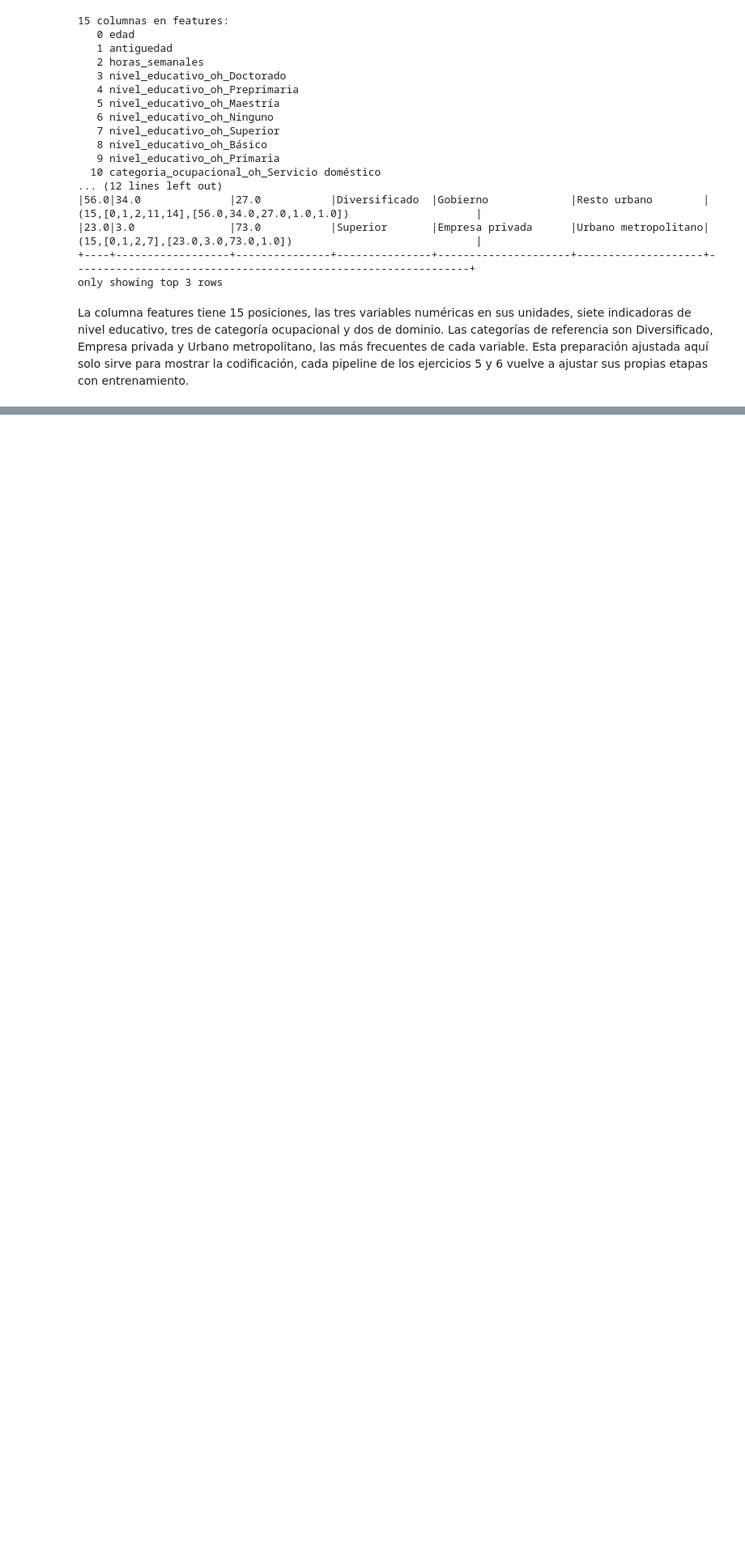
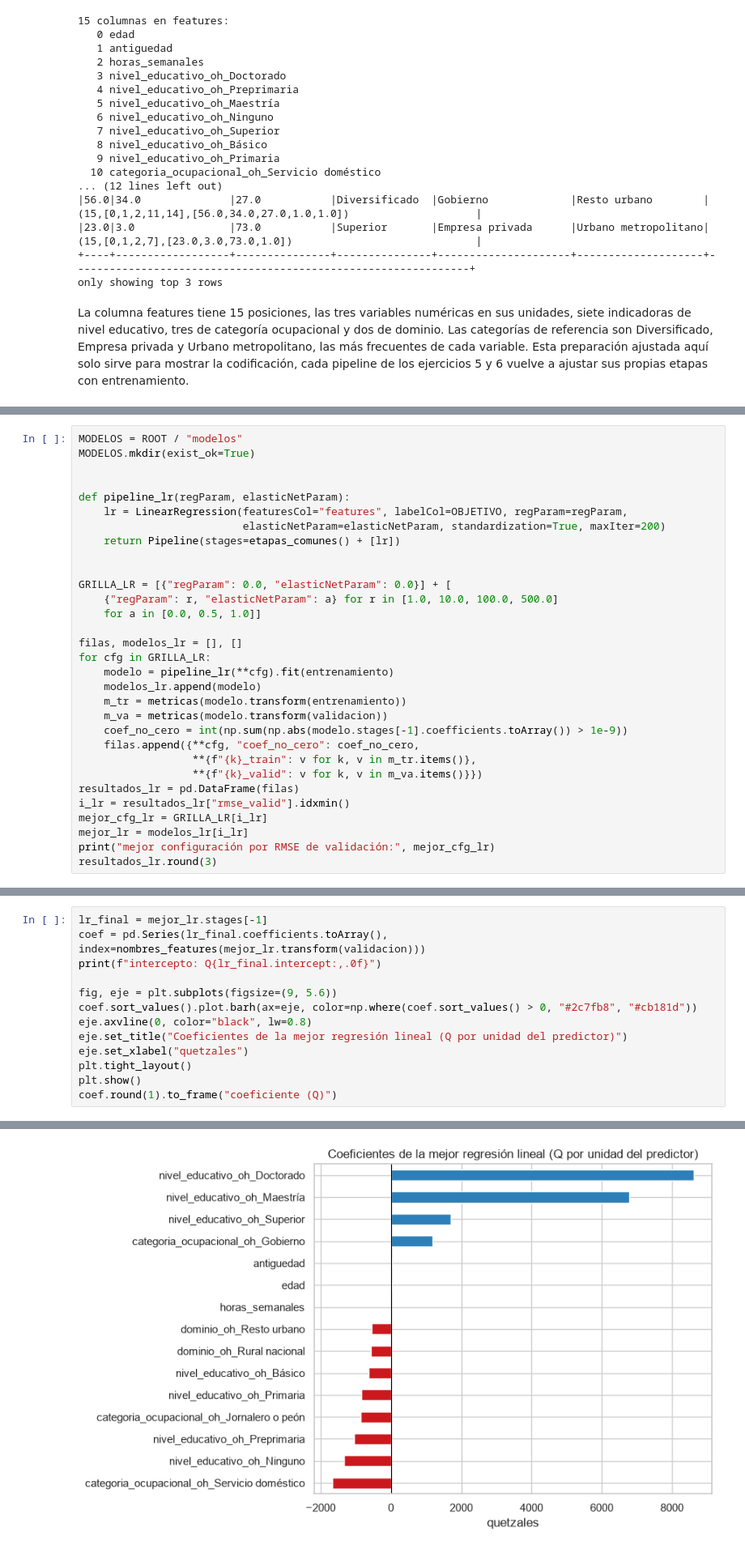
Before and after one commit to Fercho1118/Lab7_DS, a Jupyter notebook: notebooks/lab7.ipynb, the cells around one changed output, grey strips where cells are left out. Shown at 81% size. Drawn from its saved outputs; the diff is of its cells as text; blank space fills up the shorter version.

Commit message:
Ejercicio 5: pipeline de regresión lineal con regularización y selección por RMSE de validación

```diff
--- a/notebooks/lab7.ipynb
+++ b/notebooks/lab7.ipynb
@@ -1303,0 +1319,31 @@ pipeline de los ejercicios 5 y 6 vuelve a ajustar sus propias etapas con entrena
+# %%
+MODELOS = ROOT / "modelos"
+MODELOS.mkdir(exist_ok=True)
+
+
+def pipeline_lr(regParam, elasticNetParam):
+    lr = LinearRegression(featuresCol="features", labelCol=OBJETIVO, regParam=regParam,
+                          elasticNetParam=elasticNetParam, standardization=True, maxIter=200)
+    return Pipeline(stages=etapas_comunes() + [lr])
+
+
+GRILLA_LR = [{"regParam": 0.0, "elasticNetParam": 0.0}] + [
+    {"regParam": r, "elasticNetParam": a} for r in [1.0, 10.0, 100.0, 500.0]
+    for a in [0.0, 0.5, 1.0]]
+
+filas, modelos_lr = [], []
+for cfg in GRILLA_LR:
+    modelo = pipeline_lr(**cfg).fit(entrenamiento)
+    modelos_lr.append(modelo)
+    m_tr = metricas(modelo.transform(entrenamiento))
+    m_va = metricas(modelo.transform(validacion))
+    coef_no_cero = int(np.sum(np.abs(modelo.stages[-1].coefficients.toArray()) > 1e-9))
+    filas.append({**cfg, "coef_no_cero": coef_no_cero,
+                  **{f"{k}_train": v for k, v in m_tr.items()},
+                  **{f"{k}_valid": v for k, v in m_va.items()}})
+resultados_lr = pd.DataFrame(filas)
+i_lr = resultados_lr["rmse_valid"].idxmin()
+mejor_cfg_lr = GRILLA_LR[i_lr]
+mejor_lr = modelos_lr[i_lr]
+print("mejor configuración por RMSE de validación:", mejor_cfg_lr)
+resultados_lr.round(3)
@@ -1303,0 +1380,14 @@ pipeline de los ejercicios 5 y 6 vuelve a ajustar sus propias etapas con entrena
+# %%
+lr_final = mejor_lr.stages[-1]
+coef = pd.Series(lr_final.coefficients.toArray(), index=nombres_features(mejor_lr.transform(validacion)))
+print(f"intercepto: Q{lr_final.intercept:,.0f}")
+
+fig, eje = plt.subplots(figsize=(9, 5.6))
+coef.sort_values().plot.barh(ax=eje, color=np.where(coef.sort_values() > 0, "#2c7fb8", "#cb181d"))
+eje.axvline(0, color="black", lw=0.8)
+eje.set_title("Coeficientes de la mejor regresión lineal (Q por unidad del predictor)")
+eje.set_xlabel("quetzales")
+plt.tight_layout()
+plt.show()
+coef.round(1).to_frame("coeficiente (Q)")
+# %% [output]
@@ -1303,0 +1395 @@ pipeline de los ejercicios 5 y 6 vuelve a ajustar sus propias etapas con entrena
+[figure, added]
```
Also changed, not shown: parts of 7 cells of this notebook.
